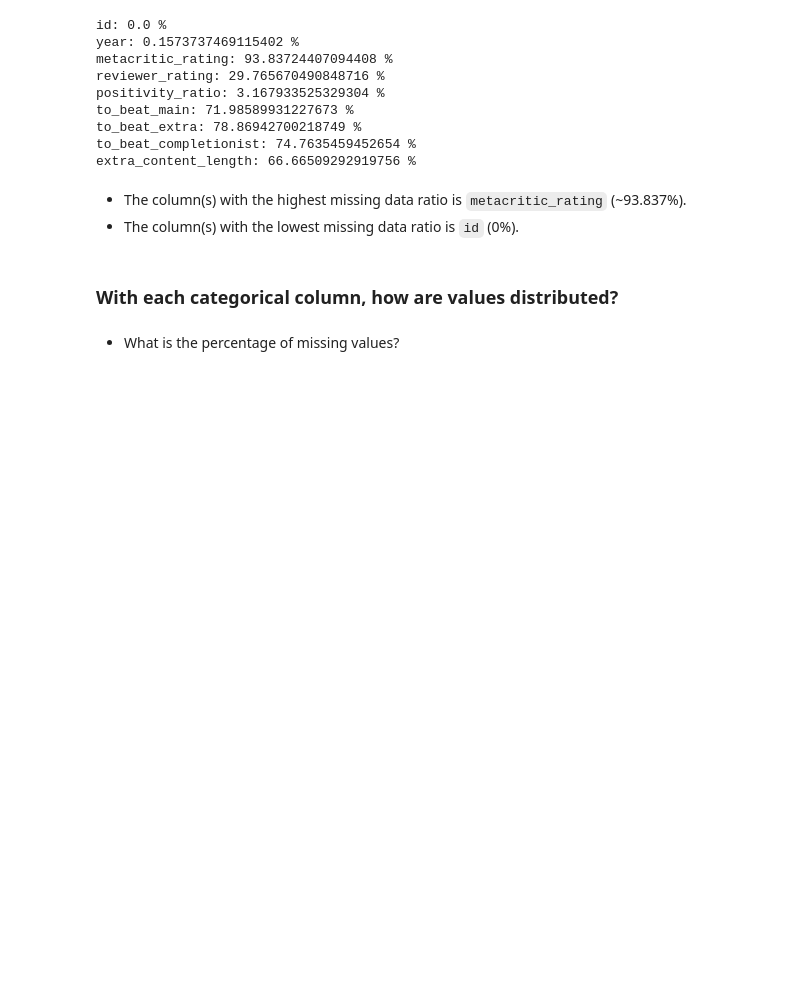
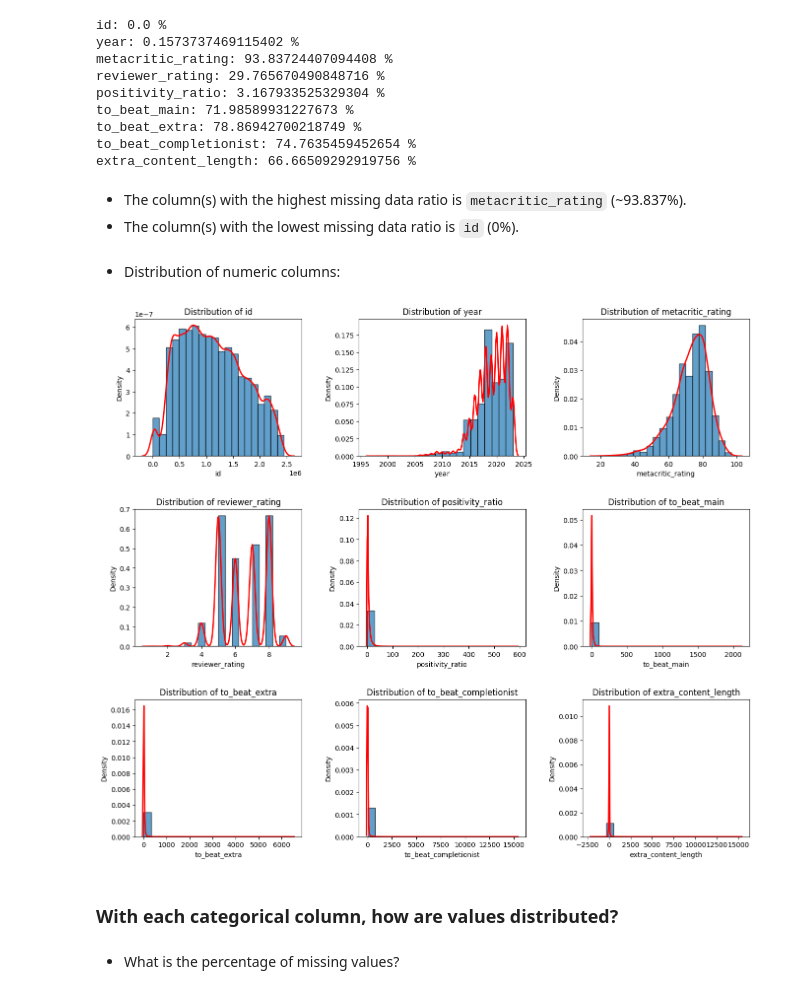
Before and after one commit to juinkinn/Programming4DS-FinalProject, a Jupyter notebook: 22127250_22127478.ipynb, the cells around one changed output. Saved outputs shown, nothing was run; the diff lists cells and outputs as text; code cells hidden in the pictures; blank space fills up the shorter version.

````diff
--- a/22127250_22127478.ipynb
+++ b/22127250_22127478.ipynb
@@ -130,6 +131,24 @@ extra_content_length: 66.66509292919756 %
 # %% [markdown]
 - The column(s) with the highest missing data ratio is ```metacritic_rating``` (~93.837%).
 - The column(s) with the lowest missing data ratio is ```id``` (0%).
+# %% [markdown]
+- Distribution of numeric columns:
+# %%
+numeric_cols = ['id', 'year', 'metacritic_rating', 'reviewer_rating', 'positivity_ratio', 'to_beat_main', 'to_beat_extra', 'to_beat_completionist', 'extra_content_length']
+plt.figure(figsize=(14, 12))
+
+for i in range(len(numeric_cols)):
+    plt.subplot(3, 3, i + 1)
+    plt.hist(df[numeric_cols[i]], bins=20, edgecolor='black', alpha=0.7, density=True)
+    sns.kdeplot(df[numeric_cols[i]], color='red', linewidth=2)
+    plt.title(f'Distribution of {numeric_cols[i]}')
+    plt.xlabel(numeric_cols[i])
+    plt.ylabel('Density')
+
+plt.tight_layout(pad=3.0)
+plt.show()
+# %% [output]
+[figure, added]
 # %% [markdown]
 ### With each categorical column, how are values distributed?
 # %% [markdown]
````
Also changed, not shown: parts of 5 cells of this notebook.
